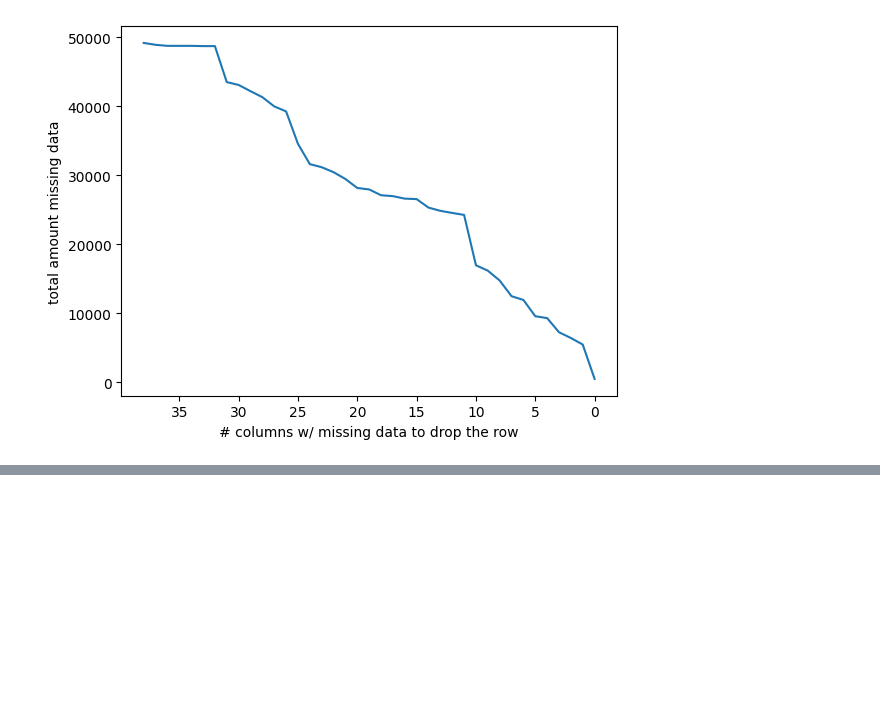
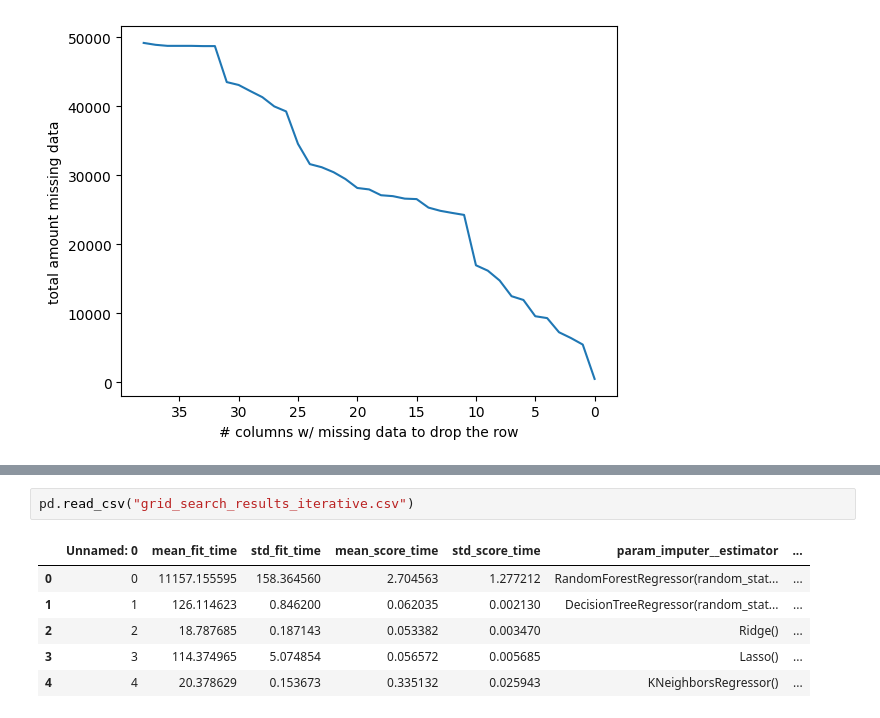
Before and after one commit to ashleyrennnnnn/Assignments-Machine-Learning, a Jupyter notebook: final-project/pre-processing.ipynb, the cells around one changed output, grey strips where cells are left out. Drawn from its saved outputs; the diff is of its cells as text; blank space fills up the shorter version.

```diff
--- a/final-project/pre-processing.ipynb
+++ b/final-project/pre-processing.ipynb
@@ -228,0 +290,9 @@ plt.savefig("missing_row_plot.png")
+# %%
+pd.read_csv("grid_search_results_iterative.csv")
+# %% [output]
+|  | Unnamed: 0 | mean_fit_time | std_fit_time | mean_score_time | std_score_time | param_imputer__estimator | ... |
+| 0 | 0 | 11157.155595 | 158.364560 | 2.704563 | 1.277212 | RandomForestRegressor(random_stat... | ... |
+| 1 | 1 | 126.114623 | 0.846200 | 0.062035 | 0.002130 | DecisionTreeRegressor(random_stat... | ... |
+| 2 | 2 | 18.787685 | 0.187143 | 0.053382 | 0.003470 | Ridge() | ... |
+| 3 | 3 | 114.374965 | 5.074854 | 0.056572 | 0.005685 | Lasso() | ... |
+| 4 | 4 | 20.378629 | 0.153673 | 0.335132 | 0.025943 | KNeighborsRegressor() | ... |
```
Also changed, not shown: parts of 15 cells of this notebook, 1 other file.
